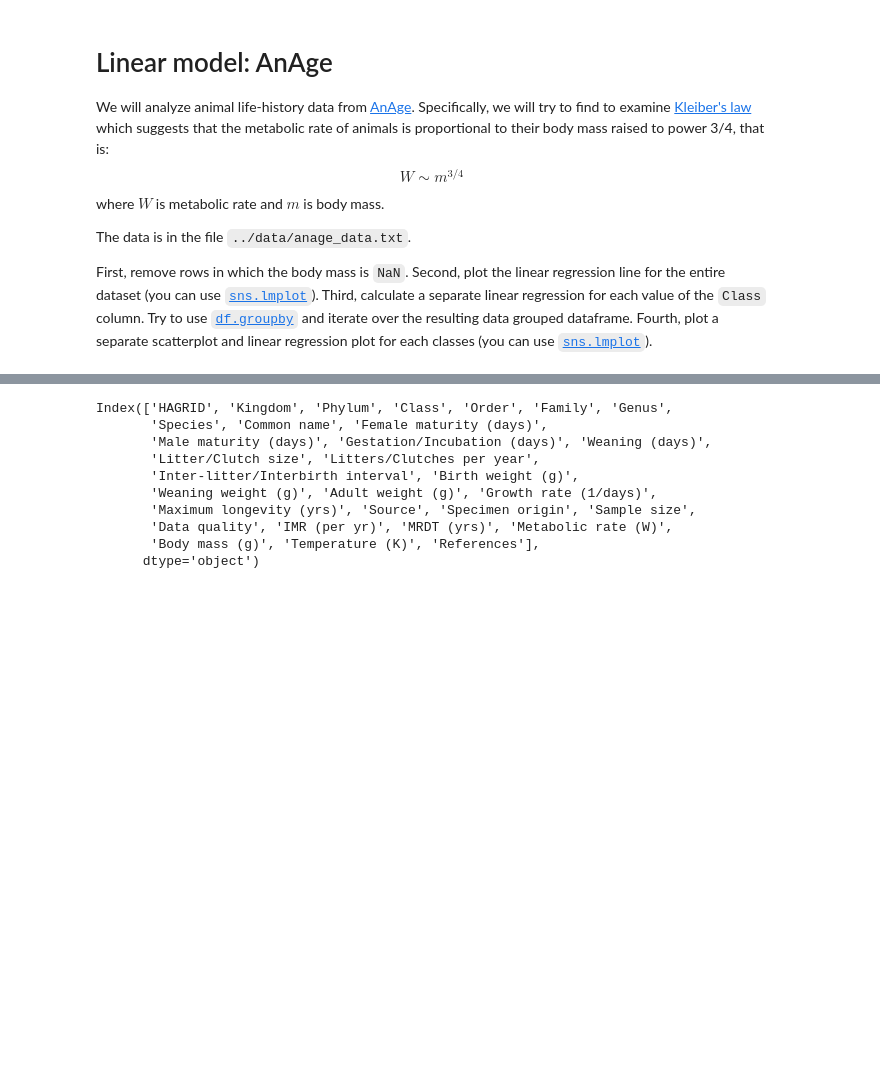
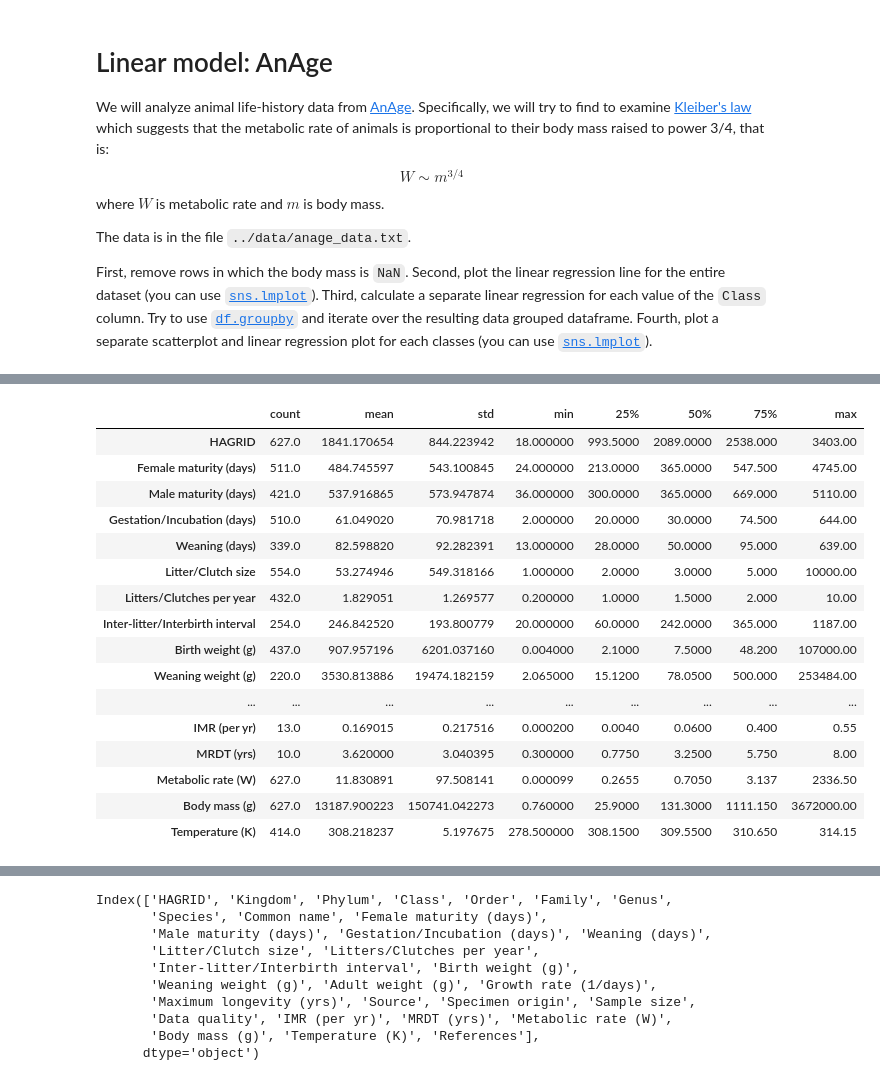
Before and after one commit to manashchak/mcb-RAW, a Jupyter notebook: Learnings/KLA-IntroToDeepLearning/DataSciPy-kla2025/exercises/linear-anage.ipynb, the cells around one changed output, grey strips where cells are left out. Saved outputs shown, nothing was run; the diff lists cells and outputs as text; code cells hidden in the pictures; blank space fills up the shorter version.

```diff
--- a/Learnings/KLA-IntroToDeepLearning/DataSciPy-kla2025/exercises/linear-anage.ipynb
+++ b/Learnings/KLA-IntroToDeepLearning/DataSciPy-kla2025/exercises/linear-anage.ipynb
@@ -16,0 +40,22 @@ Fourth, plot a separate scatterplot and linear regression plot for each classes
+# %%
+# Drop NaN
+df = df.dropna(subset=["Body mass (g)"])
+df.describe().T
+# %% [output]
+|  | count | mean | std | min | 25% | 50% | 75% | max |
+| HAGRID | 627.0 | 1841.170654 | 844.223942 | 18.000000 | 993.5000 | 2089.0000 | 2538.000 | 3403.00 |
+| Female maturity (days) | 511.0 | 484.745597 | 543.100845 | 24.000000 | 213.0000 | 365.0000 | 547.500 | 4745.00 |
+| Male maturity (days) | 421.0 | 537.916865 | 573.947874 | 36.000000 | 300.0000 | 365.0000 | 669.000 | 5110.00 |
+| Gestation/Incubation (days) | 510.0 | 61.049020 | 70.981718 | 2.000000 | 20.0000 | 30.0000 | 74.500 | 644.00 |
+| Weaning (days) | 339.0 | 82.598820 | 92.282391 | 13.000000 | 28.0000 | 50.0000 | 95.000 | 639.00 |
+| Litter/Clutch size | 554.0 | 53.274946 | 549.318166 | 1.000000 | 2.0000 | 3.0000 | 5.000 | 10000.00 |
+| Litters/Clutches per year | 432.0 | 1.829051 | 1.269577 | 0.200000 | 1.0000 | 1.5000 | 2.000 | 10.00 |
+| Inter-litter/Interbirth interval | 254.0 | 246.842520 | 193.800779 | 20.000000 | 60.0000 | 242.0000 | 365.000 | 1187.00 |
+| Birth weight (g) | 437.0 | 907.957196 | 6201.037160 | 0.004000 | 2.1000 | 7.5000 | 48.200 | 107000.00 |
+| Weaning weight (g) | 220.0 | 3530.813886 | 19474.182159 | 2.065000 | 15.1200 | 78.0500 | 500.000 | 253484.00 |
+| ... | ... | ... | ... | ... | ... | ... | ... | ... |
+| IMR (per yr) | 13.0 | 0.169015 | 0.217516 | 0.000200 | 0.0040 | 0.0600 | 0.400 | 0.55 |
+| MRDT (yrs) | 10.0 | 3.620000 | 3.040395 | 0.300000 | 0.7750 | 3.2500 | 5.750 | 8.00 |
+| Metabolic rate (W) | 627.0 | 11.830891 | 97.508141 | 0.000099 | 0.2655 | 0.7050 | 3.137 | 2336.50 |
+| Body mass (g) | 627.0 | 13187.900223 | 150741.042273 | 0.760000 | 25.9000 | 131.3000 | 1111.150 | 3672000.00 |
+| Temperature (K) | 414.0 | 308.218237 | 5.197675 | 278.500000 | 308.1500 | 309.5500 | 310.650 | 314.15 |
```
Also changed, not shown: parts of 9 cells of this notebook, 1 other file.
